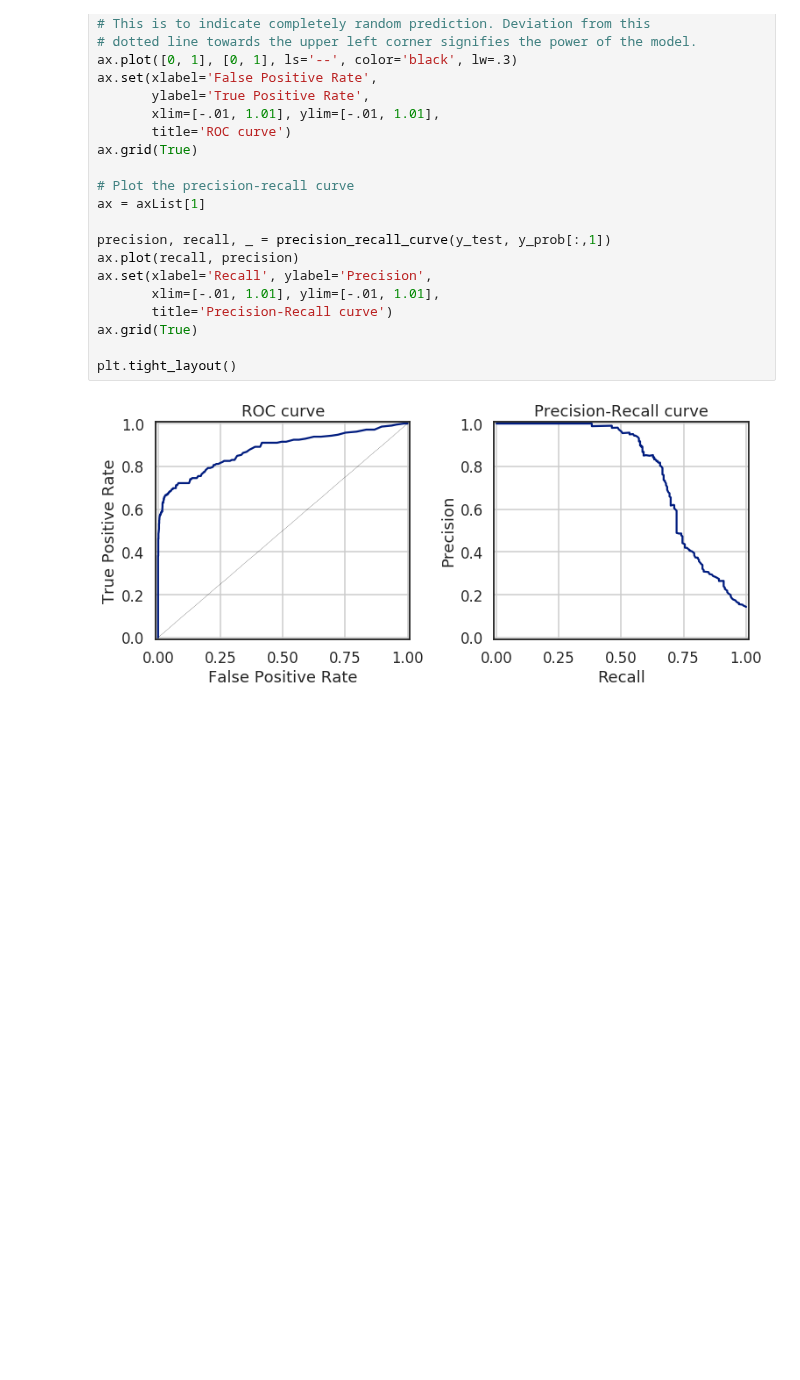
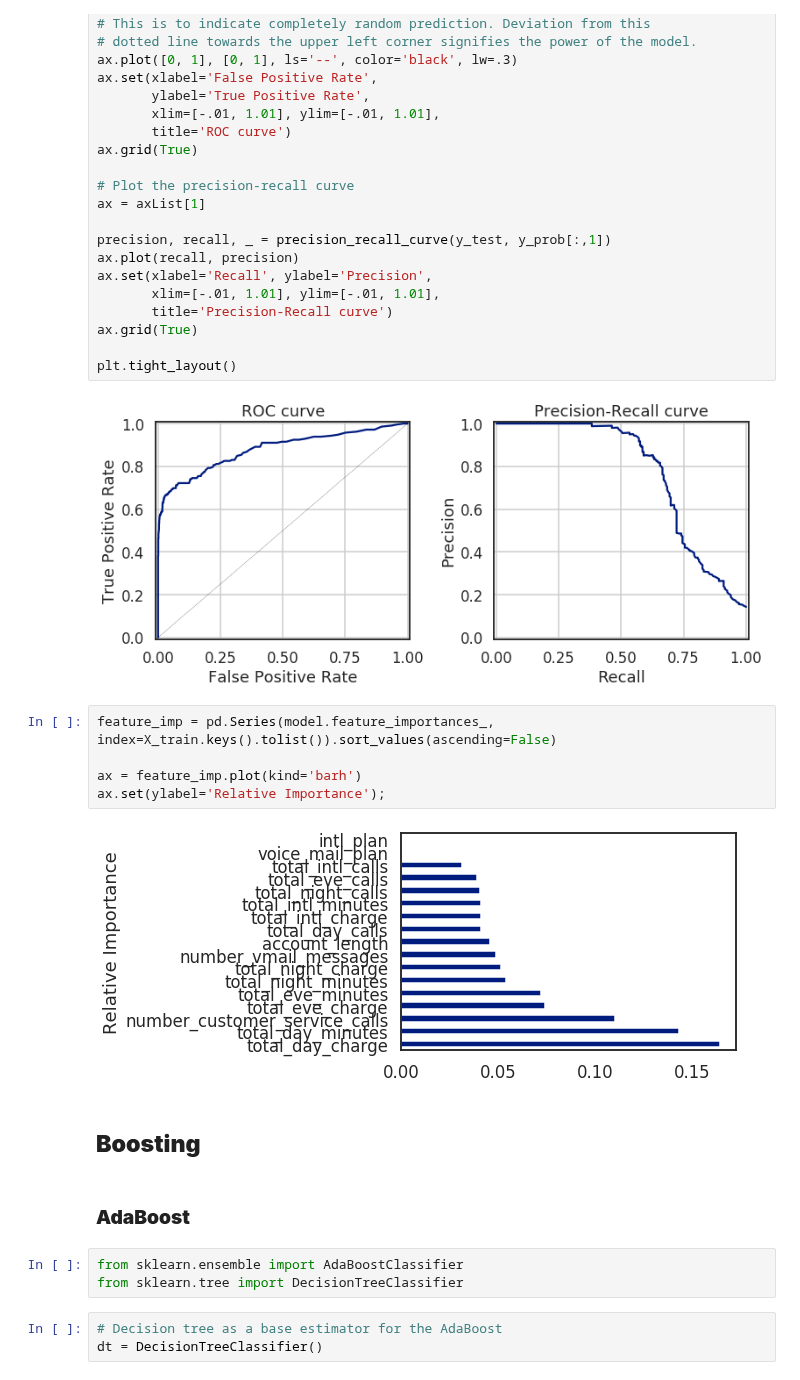
Before and after one commit to cleysonl/ML_Bootcamp_CLL, a Jupyter notebook: Advanced_ML_SM_Ensembles.ipynb, the cells around one changed output. Drawn from its saved outputs; the diff is of its cells as text; blank space fills up the shorter version.

```diff
--- a/Advanced_ML_SM_Ensembles.ipynb
+++ b/Advanced_ML_SM_Ensembles.ipynb
@@ -270,3 +270,20 @@ ax.grid(True)
 plt.tight_layout()
 # %% [output]
 [figure]
+# %%
+feature_imp = pd.Series(model.feature_importances_, index=X_train.keys().tolist()).sort_values(ascending=False)
+
+ax = feature_imp.plot(kind='barh')
+ax.set(ylabel='Relative Importance');
+# %% [output]
+[figure, added]
+# %% [markdown]
+## **Boosting**
+# %% [markdown]
+### **AdaBoost**
+# %%
+from sklearn.ensemble import AdaBoostClassifier
+from sklearn.tree import DecisionTreeClassifier
+# %%
+# Decision tree as a base estimator for the AdaBoost
+dt = DecisionTreeClassifier()
```
Also changed, not shown: parts of 22 cells of this notebook.
